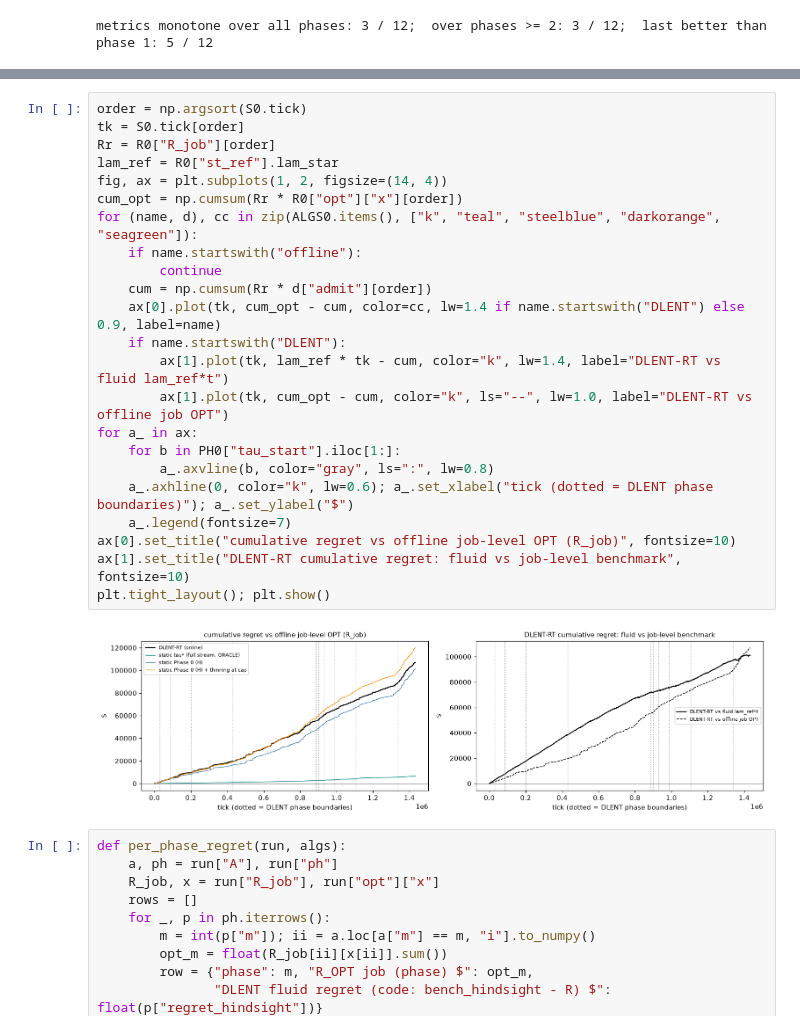
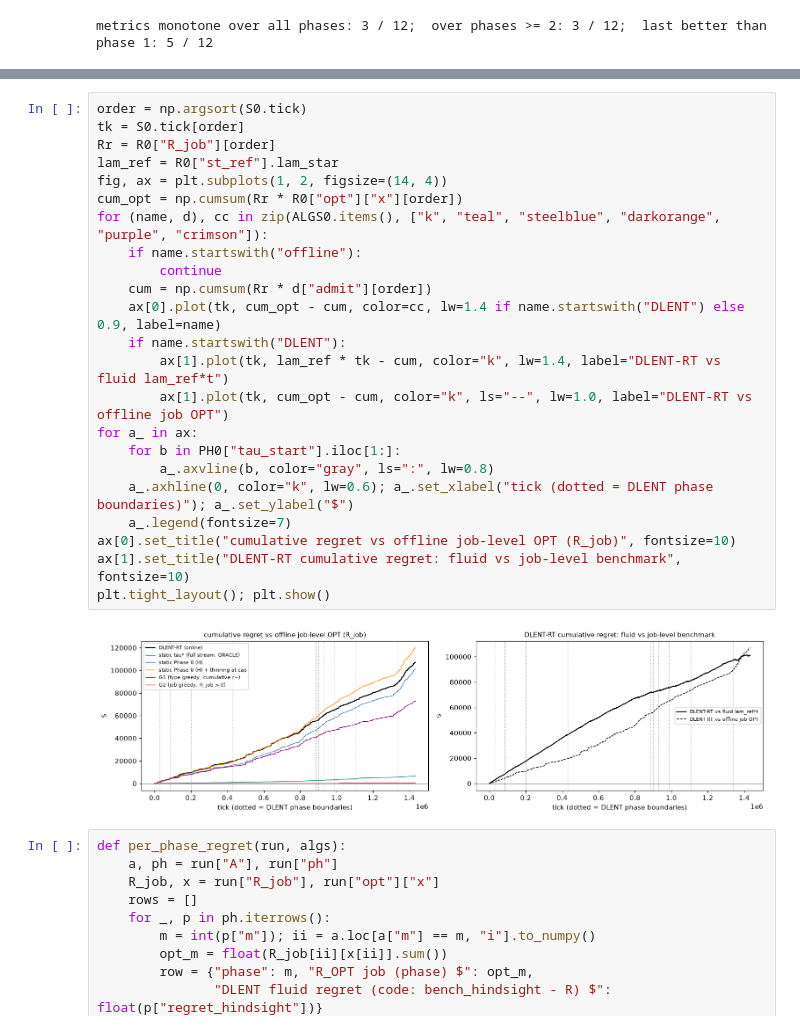
Before and after one commit to dangolofrancesco/dlent_rt, a Jupyter notebook: notebooks/03_main_algorithm_analysis.ipynb, the cells around one changed output, grey strips where cells are left out. Drawn from its saved outputs; the diff is of its cells as text.

```diff
--- a/notebooks/03_main_algorithm_analysis.ipynb
+++ b/notebooks/03_main_algorithm_analysis.ipynb
@@ -895,28 +907,28 @@ per-phase fluid bench sum (summary)         153,144.294 $
 # %%
 order = np.argsort(S0.tick)
 tk = S0.tick[order]
 Rr = R0["R_job"][order]
 lam_ref = R0["st_ref"].lam_star
 fig, ax = plt.subplots(1, 2, figsize=(14, 4))
 cum_opt = np.cumsum(Rr * R0["opt"]["x"][order])
-for (name, d), cc in zip(ALGS0.items(), ["k", "teal", "steelblue", "darkorange", "seagreen"]):
+for (name, d), cc in zip(ALGS0.items(), ["k", "teal", "steelblue", "darkorange", "purple", "crimson"]):
     if name.startswith("offline"):
         continue
     cum = np.cumsum(Rr * d["admit"][order])
     ax[0].plot(tk, cum_opt - cum, color=cc, lw=1.4 if name.startswith("DLENT") else 0.9, label=name)
     if name.startswith("DLENT"):
         ax[1].plot(tk, lam_ref * tk - cum, color="k", lw=1.4, label="DLENT-RT vs fluid lam_ref*t")
         ax[1].plot(tk, cum_opt - cum, color="k", ls="--", lw=1.0, label="DLENT-RT vs offline job OPT")
 for a_ in ax:
     for b in PH0["tau_start"].iloc[1:]:
         a_.axvline(b, color="gray", ls=":", lw=0.8)
     a_.axhline(0, color="k", lw=0.6); a_.set_xlabel("tick (dotted = DLENT phase boundaries)"); a_.set_ylabel("$")
     a_.legend(fontsize=7)
 ax[0].set_title("cumulative regret vs offline job-level OPT (R_job)", fontsize=10)
 ax[1].set_title("DLENT-RT cumulative regret: fluid vs job-level benchmark", fontsize=10)
 plt.tight_layout(); plt.show()
 # %% [output]
-[figure, old version]
+[figure, new version]
 # %%
 def per_phase_regret(run, algs):
     a, ph = run["A"], run["ph"]
```
Also changed, not shown: parts of 6 cells of this notebook, 3 other files.
